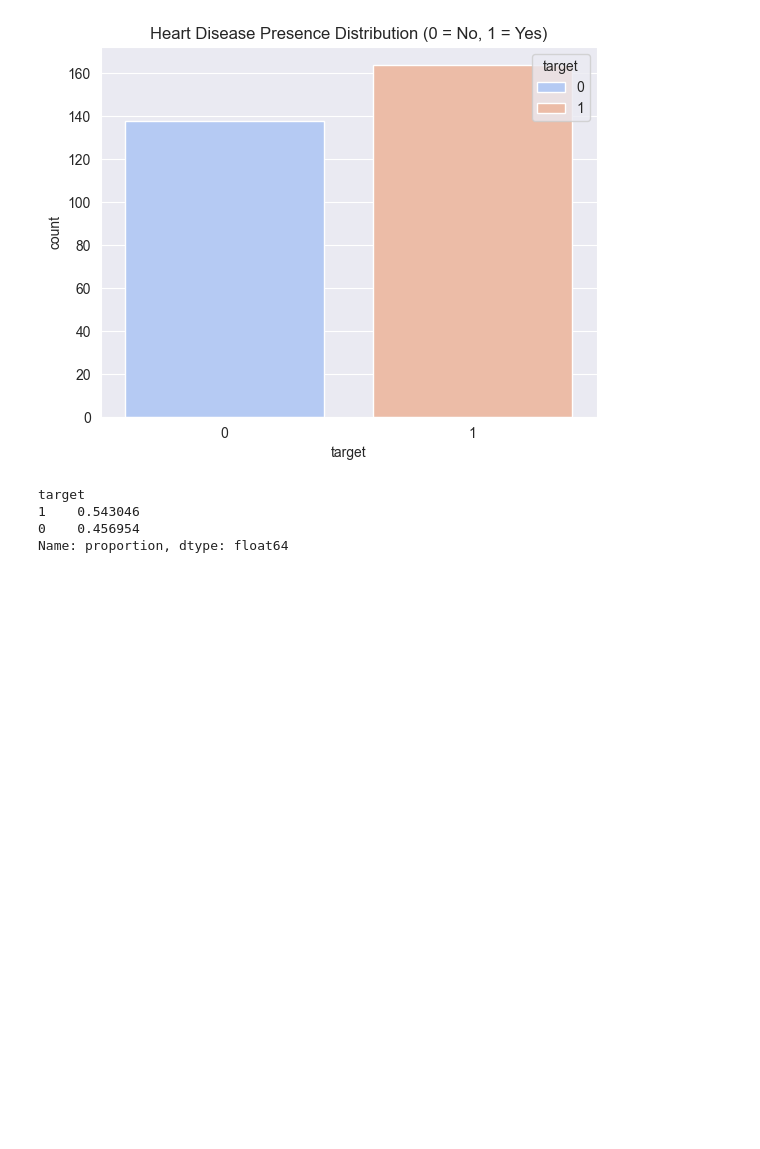
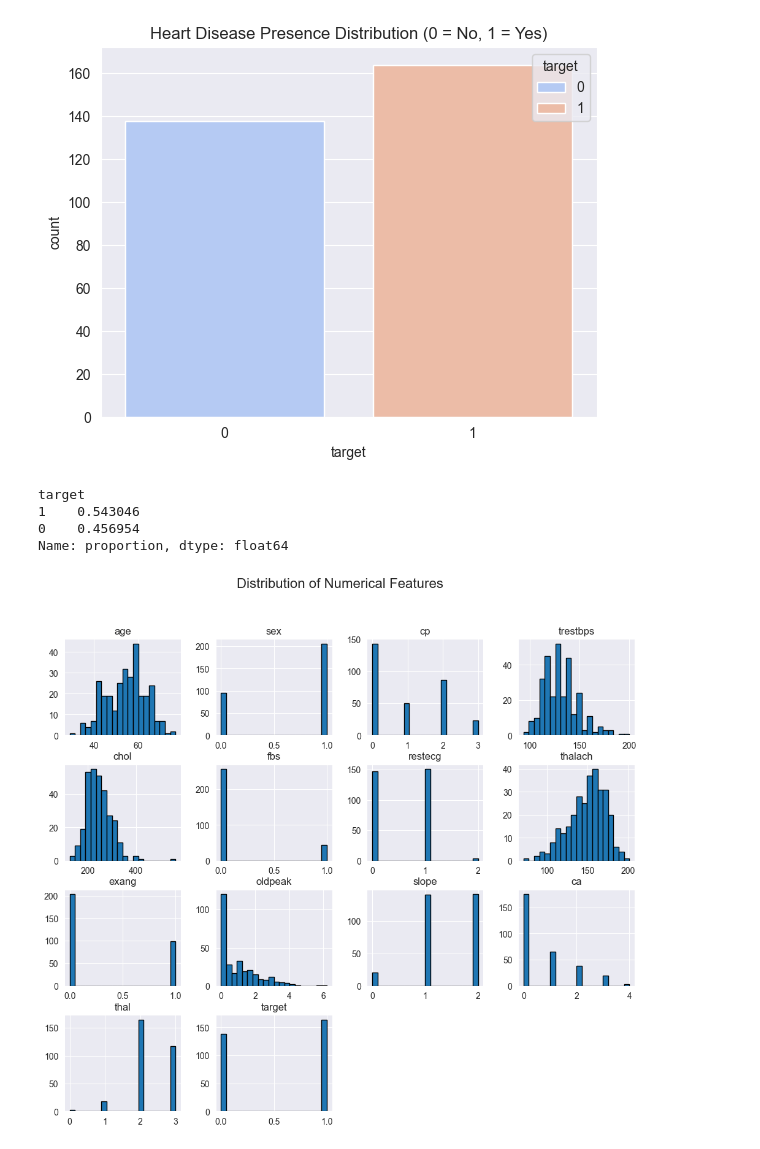
Before and after one commit to DKB-Erico/codveda_data_science, a Jupyter notebook: Exploratory Data Analysis (EDA).ipynb, the cells around one changed output. Drawn from its saved outputs; the diff is of its cells as text; code cells hidden in the pictures; blank space fills up the shorter version.

Commit message:
Used a histograms to show distributions of numerical categories

```diff
--- a/Exploratory Data Analysis (EDA).ipynb
+++ b/Exploratory Data Analysis (EDA).ipynb
@@ -95,3 +95,9 @@ target
 1    0.543046
 0    0.456954
 Name: proportion, dtype: float64
+# %%
+df.hist(figsize = (12, 10), bins = 20, edgecolor = "black")
+plt.suptitle("Distribution of Numerical Features", fontsize = 16)
+plt.show()
+# %% [output]
+[figure, added]
```
